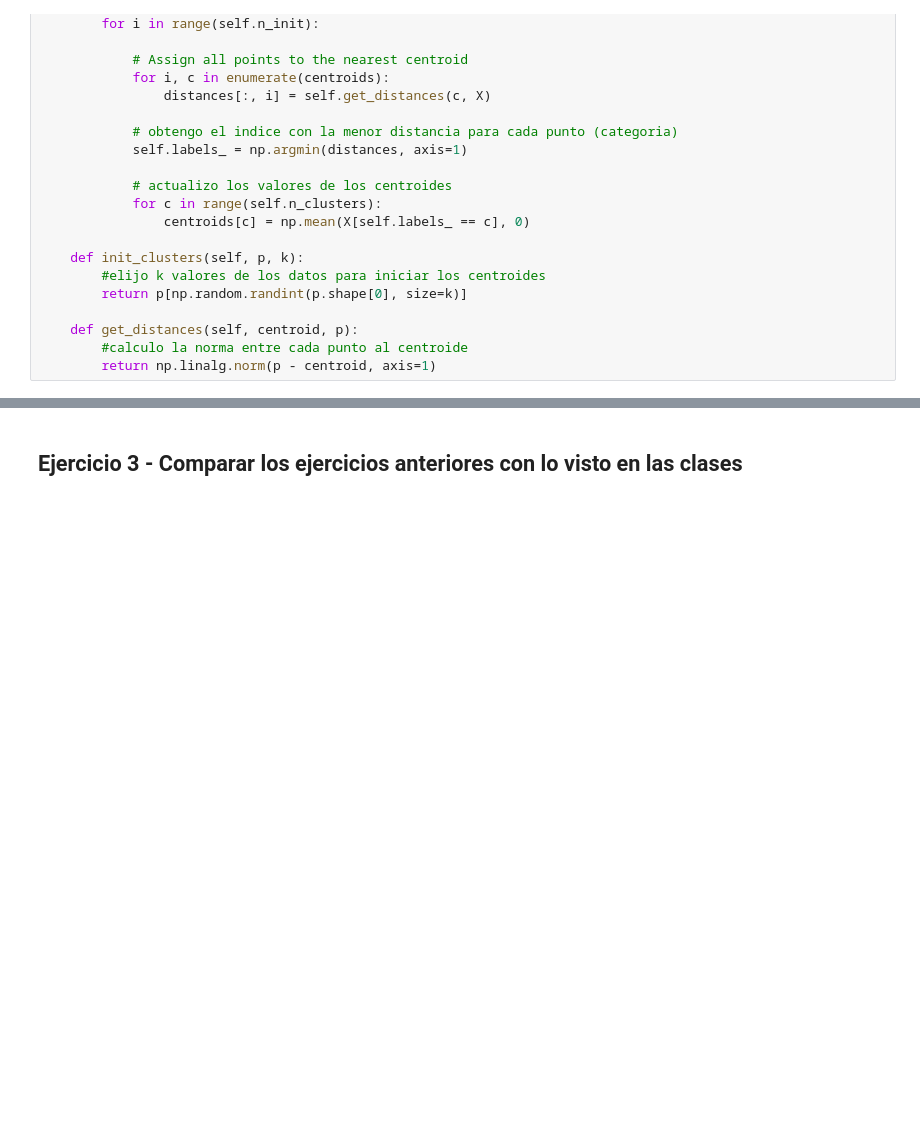
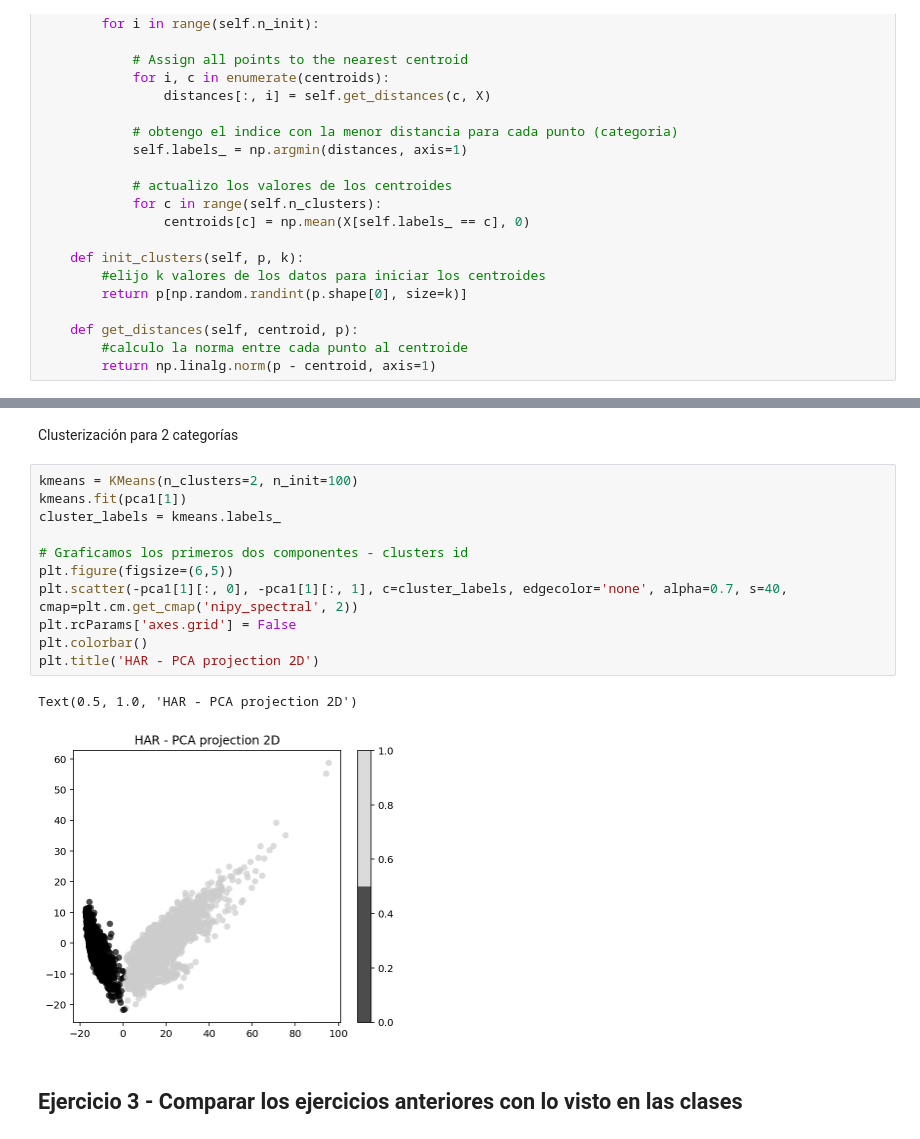
Before and after one commit to santiagobiobot/uba-ia-inteligencia-artificial, a Jupyter notebook: tp1/Trabajo_Practico_1-Fux.ipynb, the cells around one changed output, grey strips where cells are left out. Cells and saved outputs as stored; diff of their text form; blank space fills up the shorter version.

```diff
--- a/tp1/Trabajo_Practico_1-Fux.ipynb
+++ b/tp1/Trabajo_Practico_1-Fux.ipynb
@@ -163,3 +160,19 @@ Text(0.5, 1.0, 'HAR - PCA projection 2D')
+# %% [markdown]
+Clusterización para 2 categorías
+# %%
+kmeans = KMeans(n_clusters=2, n_init=100)
+kmeans.fit(pca1[1])
+cluster_labels = kmeans.labels_
+
+# Graficamos los primeros dos componentes - clusters id
+plt.figure(figsize=(6,5))
+plt.scatter(-pca1[1][:, 0], -pca1[1][:, 1], c=cluster_labels, edgecolor='none', alpha=0.7, s=40, cmap=plt.cm.get_cmap('nipy_spectral', 2))
+plt.rcParams['axes.grid'] = False
+plt.colorbar()
+plt.title('HAR - PCA projection 2D')
+# %% [output]
+Text(0.5, 1.0, 'HAR - PCA projection 2D')
+[figure, added]
 # %% [markdown]
 ## Ejercicio 3 - Comparar los ejercicios anteriores con lo visto en las clases
 # %% [markdown]
```
Also changed, not shown: parts of 9 cells of this notebook.
